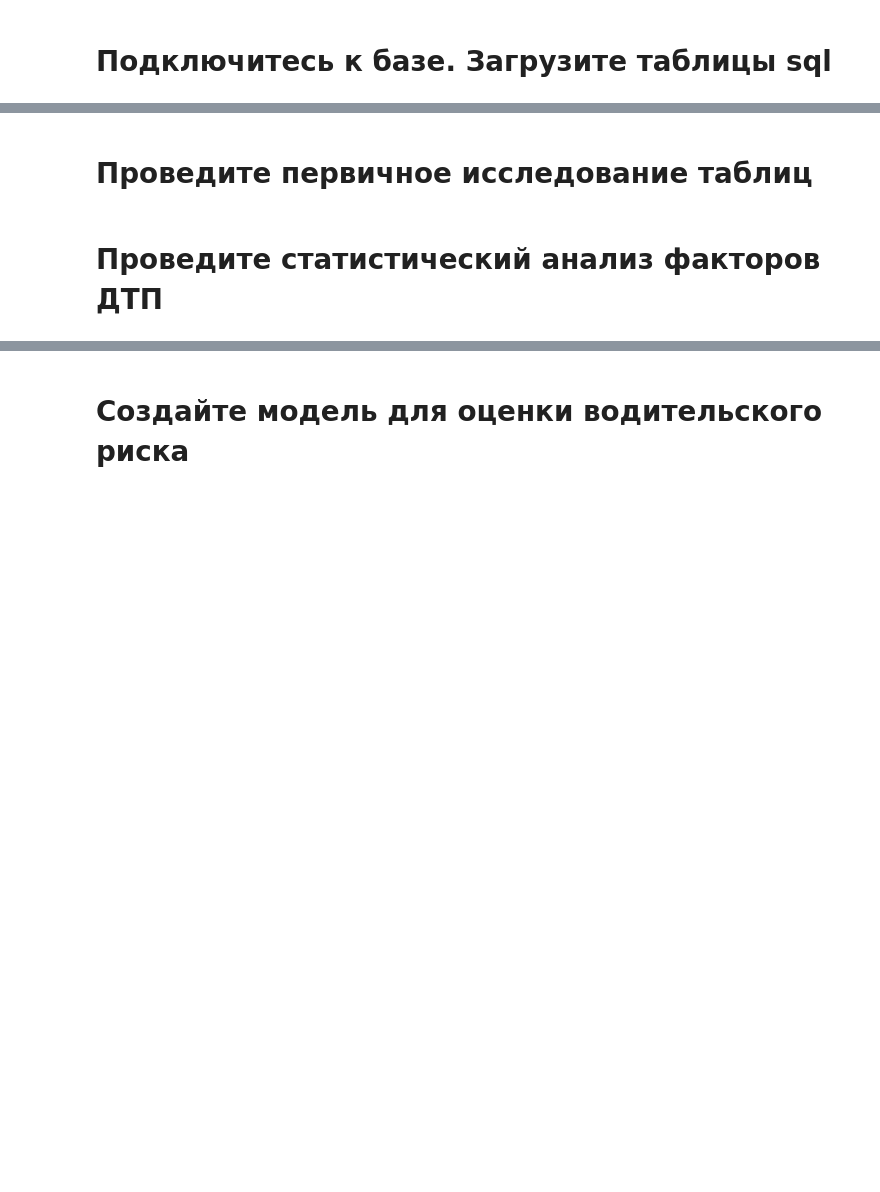
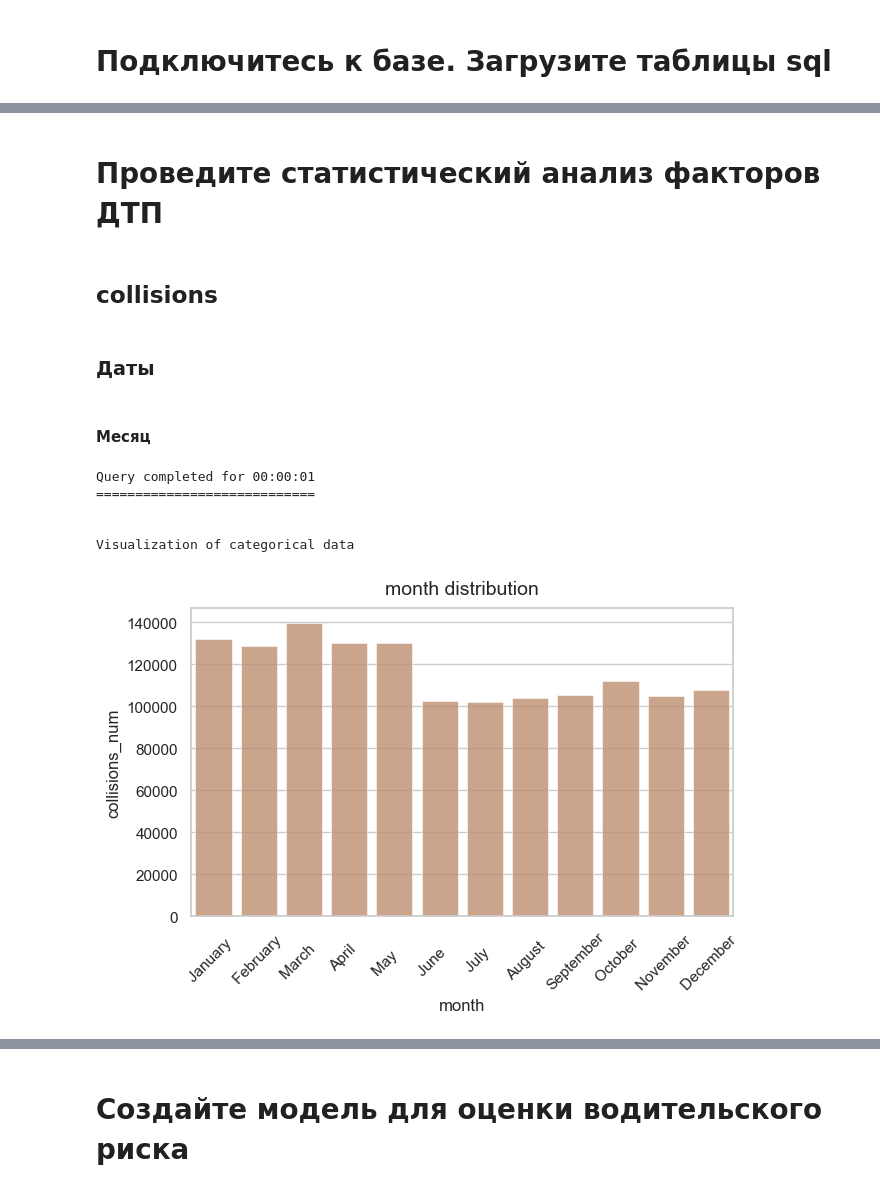
Before and after one commit to AdamCage/road-accident-risk-assessment, a Jupyter notebook: ssss.ipynb, the cells around one changed output, grey strips where cells are left out. Cells and saved outputs as stored; diff of their text form; code cells hidden in the pictures; blank space fills up the shorter version.

```diff
--- a/ssss.ipynb
+++ b/ssss.ipynb
@@ -187,5 +469,0 @@ Query completed for 00:00:00
-# %%
-case_ids = SQLTable(ENGINE, "case_ids")
-vehicles = SQLTable(ENGINE, "vehicles")
-collisions = SQLTable(ENGINE, "collisions")
-parties = SQLTable(ENGINE, "parties")
@@ -274,7 +654,9 @@ Memory usage:            198.2+ MB
 | party_sobriety | 2678453 | 73955 | 97.313080 | 6 | [not applicable, impairment unkno... | object |
 | party_drug_physical | 432288 | 2320120 | 15.705811 | 5 | [under drug influence, sleepy/fat... | object |
 | cellphone_in_use | 2240771 | 511637 | 81.411295 | 2 | [1.0, 0.0, nan] | float64 |
-# %% [markdown]
-# Проведите первичное исследование таблиц
 # %% [markdown]
 #  Проведите статистический анализ факторов ДТП
+# %% [markdown]
+## collisions
+# %% [markdown]
+### Даты
@@ -280,0 +684,35 @@ Memory usage:            198.2+ MB
+# %% [markdown]
+#### Месяц
+# %%
+analyze_data(
+    dtype="categories",
+    data=sql_query(
+        """
+        SELECT
+            month,
+            collisions_num
+        FROM (
+            SELECT
+                EXTRACT(MONTH FROM collision_date) AS month_num,
+                to_char(collision_date, 'Month') AS month,
+                COUNT(*) AS collisions_num
+            FROM
+                collisions
+            GROUP BY
+                month_num,
+                to_char(collision_date, 'Month')
+            ORDER BY
+                month_num ASC
+        ) AS t;
+        """
+    ),
+    x="month", y="collisions_num",
+    figsize=(7, 4)
+)
+# %% [output]
+Query completed for 00:00:01
+============================
+
+
+Visualization of categorical data
+[figure, added]
```
Also changed, not shown: parts of 26 cells of this notebook.
